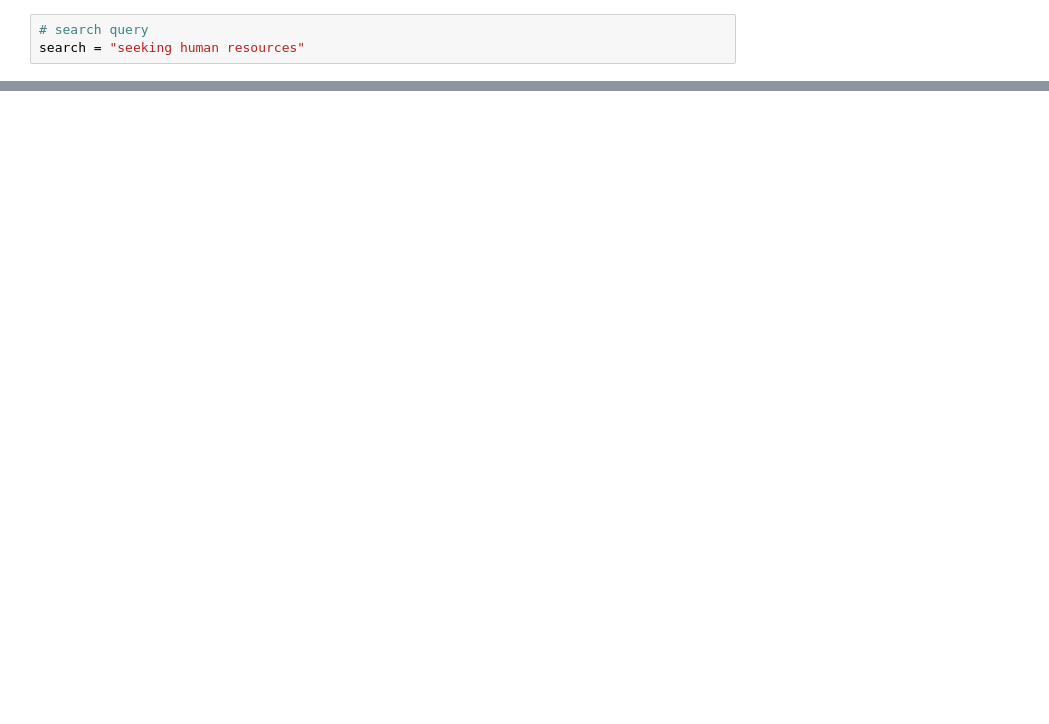
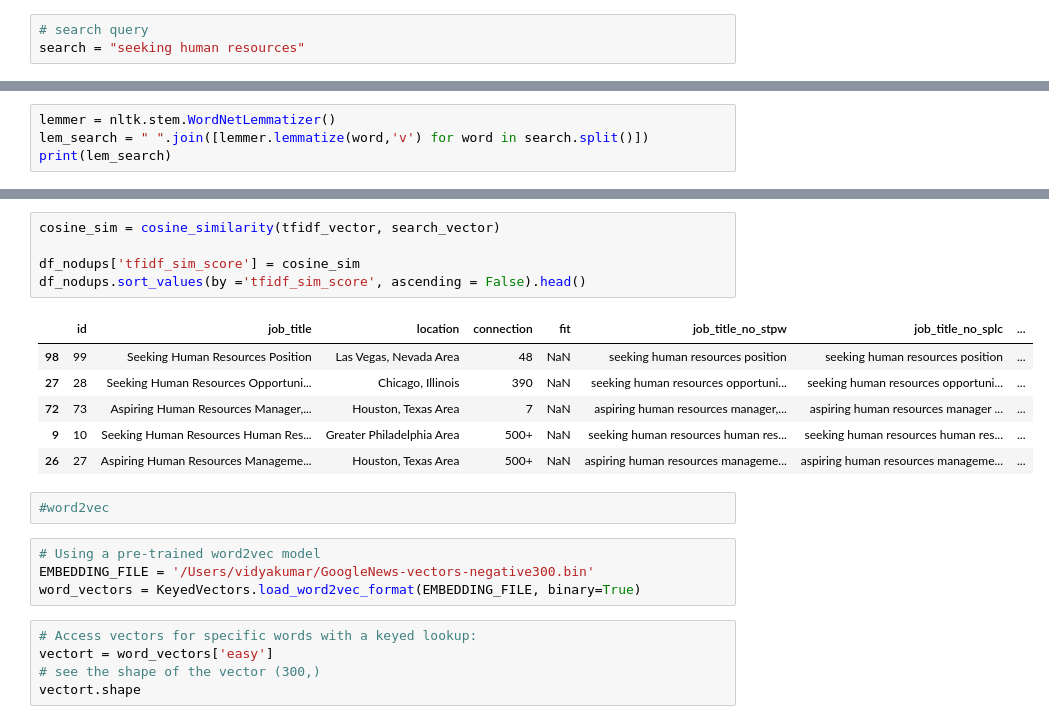
Before and after one commit to vidya2901/wE00VqdcSPq5mT6f, a Jupyter notebook: Potential Talents.ipynb, the cells around one changed output, grey strips where cells are left out. Saved outputs shown, nothing was run; the diff lists cells and outputs as text; blank space fills up the shorter version.

```diff
--- a/Potential Talents.ipynb
+++ b/Potential Talents.ipynb
@@ -180,0 +189,4 @@ Shape of search phrase vector: (1, 3)
+# %%
+lemmer = nltk.stem.WordNetLemmatizer()
+lem_search = " ".join([lemmer.lemmatize(word,'v') for word in search.split()])
+print(lem_search)
@@ -180,0 +219,23 @@ Shape of search phrase vector: (1, 3)
+# %%
+cosine_sim = cosine_similarity(tfidf_vector, search_vector)
+
+df_nodups['tfidf_sim_score'] = cosine_sim
+df_nodups.sort_values(by ='tfidf_sim_score', ascending = False).head()
+# %% [output]
+|  | id | job_title | location | connection | fit | job_title_no_stpw | job_title_no_splc | ... |
+| 98 | 99 | Seeking Human Resources Position | Las Vegas, Nevada Area | 48 | NaN | seeking human resources position | seeking human resources position | ... |
+| 27 | 28 | Seeking Human Resources Opportuni... | Chicago, Illinois | 390 | NaN | seeking human resources opportuni... | seeking human resources opportuni... | ... |
+| 72 | 73 | Aspiring Human Resources Manager,... | Houston, Texas Area | 7 | NaN | aspiring human resources manager,... | aspiring human resources manager ... | ... |
+| 9 | 10 | Seeking Human Resources Human Res... | Greater Philadelphia Area | 500+ | NaN | seeking human resources human res... | seeking human resources human res... | ... |
+| 26 | 27 | Aspiring Human Resources Manageme... | Houston, Texas Area | 500+ | NaN | aspiring human resources manageme... | aspiring human resources manageme... | ... |
+# %%
+#word2vec
+# %%
+# Using a pre-trained word2vec model
+EMBEDDING_FILE = '/Users/vidyakumar/GoogleNews-vectors-negative300.bin'
+word_vectors = KeyedVectors.load_word2vec_format(EMBEDDING_FILE, binary=True)
+# %%
+# Access vectors for specific words with a keyed lookup:
+vectort = word_vectors['easy']
+# see the shape of the vector (300,)
+vectort.shape
```
Also changed, not shown: parts of 16 cells of this notebook.
